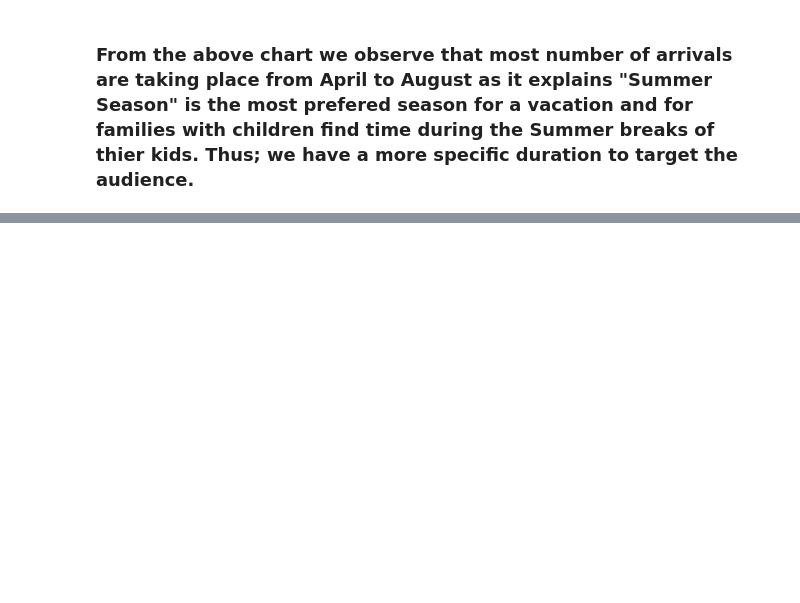
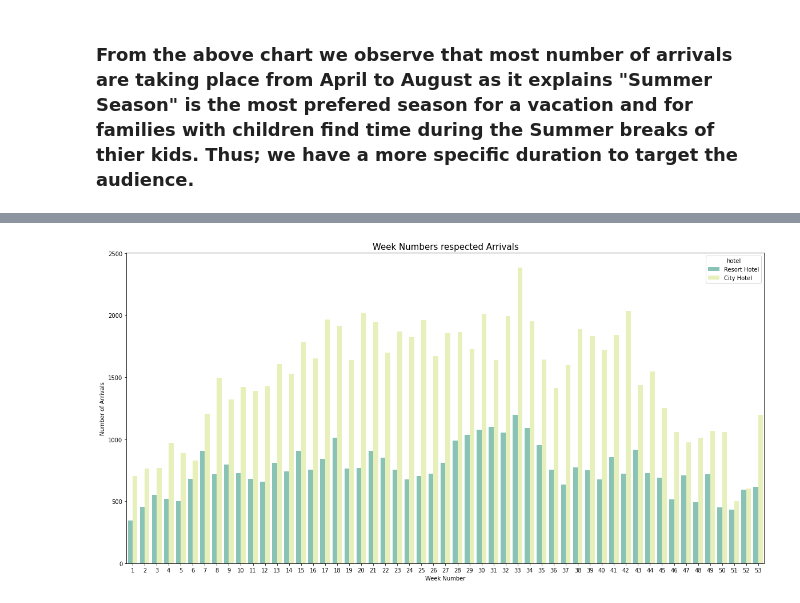
Before and after one commit to sagar2582/Capstone-1-Hotel-Booking-Analysis, a Jupyter notebook: Hotel_Booking_Analysis.ipynb, the cells around one changed output, grey strips where cells are left out. Saved outputs shown, nothing was run; the diff lists cells and outputs as text; code cells hidden in the pictures; blank space fills up the shorter version.

```diff
--- a/Hotel_Booking_Analysis.ipynb
+++ b/Hotel_Booking_Analysis.ipynb
@@ -352,0 +355,9 @@ plt.show()
+# %%
+plt.figure(figsize=(20,10))
+sns.countplot(data = df, x = 'arrival_date_week_number', hue = 'hotel', palette= ["#7fcdbb", "#edf8b1"])
+plt.title('Week Numbers respected Arrivals', fontsize = 15)
+plt.xlabel('Week Number')
+plt.ylabel('Number of Arrivals')
+plt.show()
+# %% [output]
+[figure, added]
```
Also changed, not shown: parts of 17 cells of this notebook.
